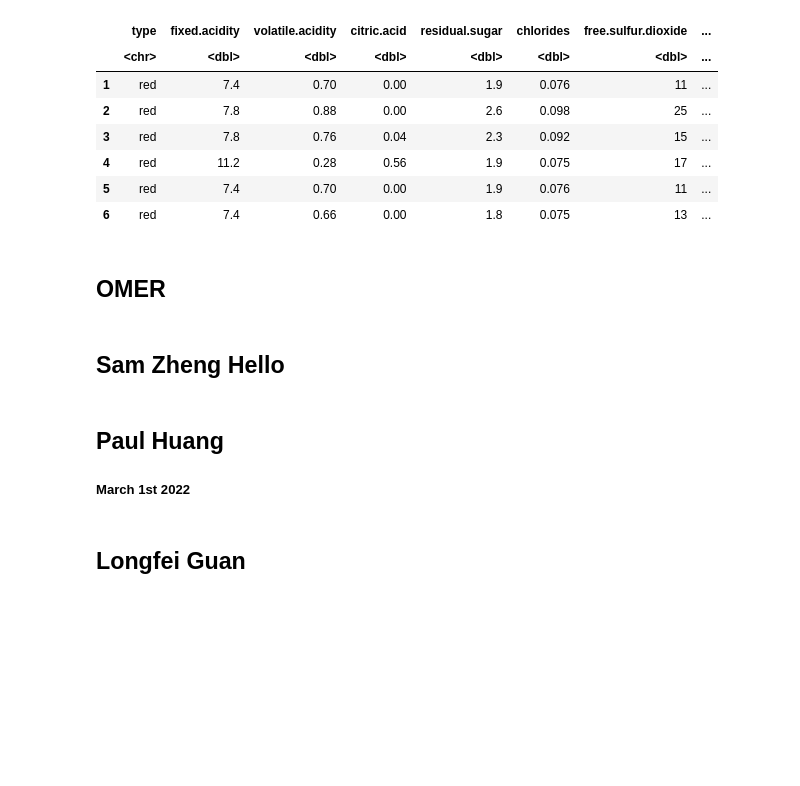
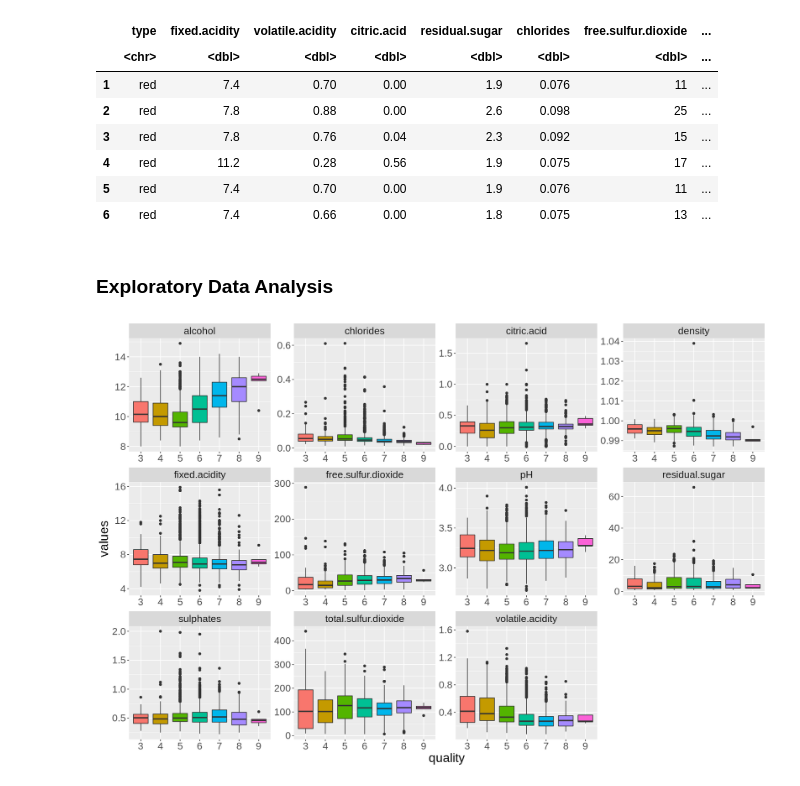
Before and after one commit to omertahi/STAT201-project, a Jupyter notebook: case_proposal.ipynb, the cells around one changed output. Saved outputs shown, nothing was run; the diff lists cells and outputs as text; code cells hidden in the pictures; blank space fills up the shorter version.

Commit message:
Preliminary Data Analysis
Added boxplots to observe relationship between quality and all the other variables.

```diff
--- a/case_proposal.ipynb
+++ b/case_proposal.ipynb
@@ -25,7 +44,8 @@ whitewine_data <-
 
 wine_data <-
     rbind(redwine_data, whitewine_data) |>
-    select(type, fixed.acidity:quality)
+    select(type, fixed.acidity:quality) |>
+    mutate(quality = as_factor(quality))
 
 head(wine_data)
 # %% [output]
@@ -38,12 +58,20 @@ A data.frame: 6 × 13
 | 4 | red | 11.2 | 0.28 | 0.56 | 1.9 | 0.075 | 17 | ... |
 | 5 | red | 7.4 | 0.70 | 0.00 | 1.9 | 0.076 | 11 | ... |
 | 6 | red | 7.4 | 0.66 | 0.00 | 1.8 | 0.075 | 13 | ... |
-# %% [markdown]
-## OMER
-# %% [markdown]
-## Sam Zheng Hello
-# %% [markdown]
-## Paul Huang
-##### March 1st 2022
-# %% [markdown]
-## Longfei Guan
+# %% [markdown]
+### Exploratory Data Analysis
+# %%
+options(repr.plot.width = 15, repr.plot.height = 10)
+
+wine_data |>
+    pivot_longer(cols = fixed.acidity:alcohol,
+                names_to = "predictors",
+                values_to = "values") |>
+    ggplot() +
+    geom_boxplot(aes(x = quality, y = values, fill = quality)) +
+    facet_wrap(vars(predictors),
+               scales = "free") +
+    theme(legend.position = "none",
+          text = element_text(size = 20))
+# %% [output]
+[figure, added]
```
Also changed, not shown: parts of 11 cells of this notebook.
